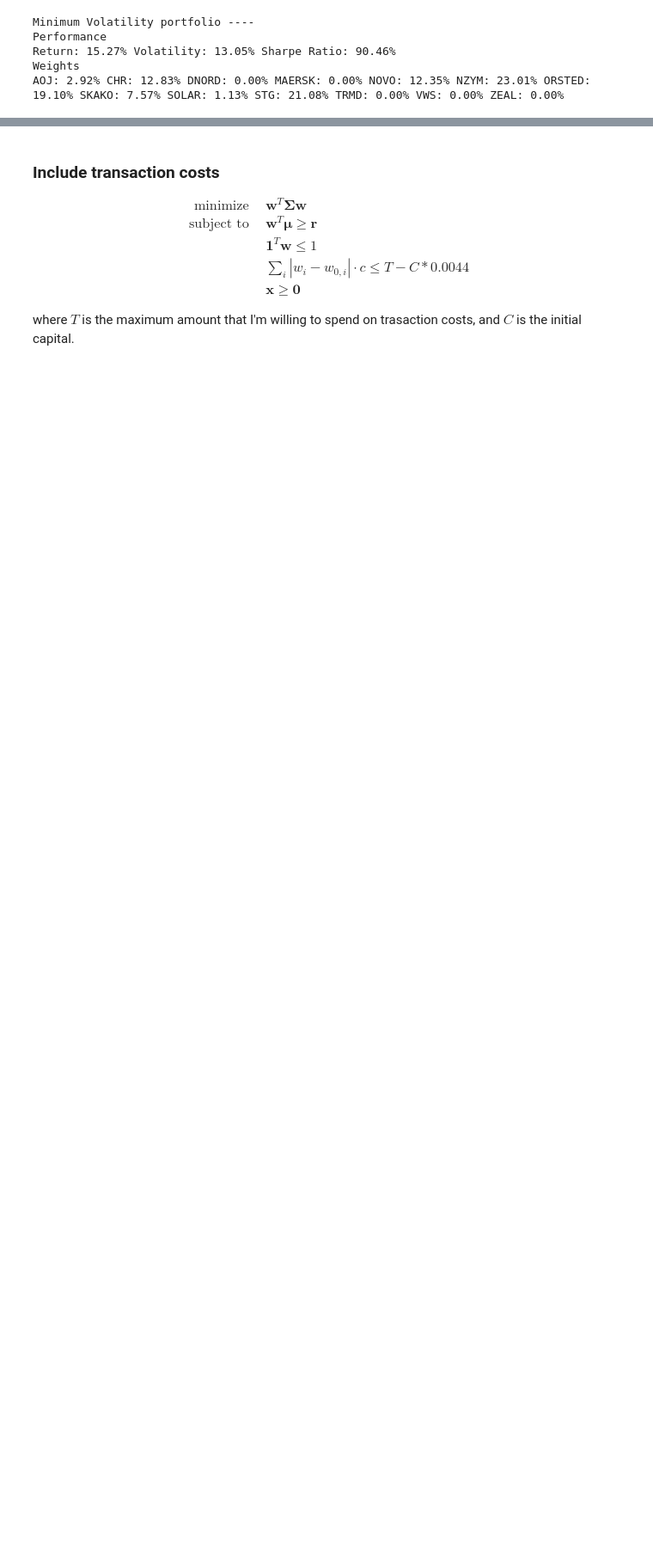
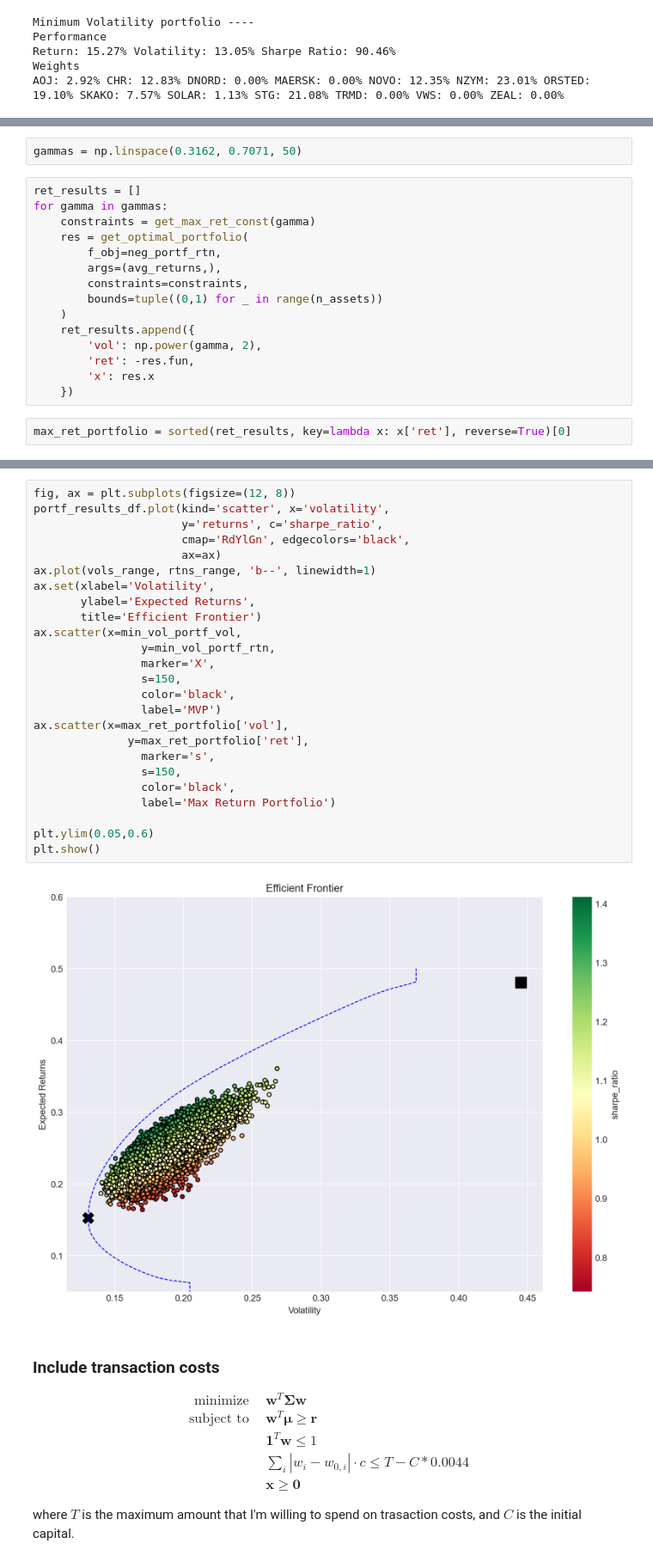
Before and after one commit to paolodelia99/PortfolioOptimization, a Jupyter notebook: Linear and non Linear Opt/min_var_danish.ipynb, the cells around one changed output, grey strips where cells are left out. Shown at 86% size. Cells and saved outputs as stored; diff of their text form; blank space fills up the shorter version.

```diff
--- a/Linear and non Linear Opt/min_var_danish.ipynb
+++ b/Linear and non Linear Opt/min_var_danish.ipynb
@@ -242,0 +292,19 @@ AOJ: 2.92% CHR: 12.83% DNORD: 0.00% MAERSK: 0.00% NOVO: 12.35% NZYM: 23.01% ORST
+# %%
+gammas = np.linspace(0.3162, 0.7071, 50)
+# %%
+ret_results = []
+for gamma in gammas:
+    constraints = get_max_ret_const(gamma)
+    res = get_optimal_portfolio(
+        f_obj=neg_portf_rtn,
+        args=(avg_returns,),
+        constraints=constraints,
+        bounds=tuple((0,1) for _ in range(n_assets))
+    )
+    ret_results.append({
+        'vol': np.power(gamma, 2),
+        'ret': -res.fun,
+        'x': res.x
+    })
+# %%
+max_ret_portfolio = sorted(ret_results, key=lambda x: x['ret'], reverse=True)[0]
@@ -243,3 +329,30 @@ AOJ: 2.92% CHR: 12.83% DNORD: 0.00% MAERSK: 0.00% NOVO: 12.35% NZYM: 23.01% ORST
+# %%
+fig, ax = plt.subplots(figsize=(12, 8))
+portf_results_df.plot(kind='scatter', x='volatility',
+                      y='returns', c='sharpe_ratio',
+                      cmap='RdYlGn', edgecolors='black',
+                      ax=ax)
+ax.plot(vols_range, rtns_range, 'b--', linewidth=1)
+ax.set(xlabel='Volatility',
+       ylabel='Expected Returns',
+       title='Efficient Frontier')
+ax.scatter(x=min_vol_portf_vol,
+                y=min_vol_portf_rtn,
+                marker='X',
+                s=150,
+                color='black',
+                label='MVP')
+ax.scatter(x=max_ret_portfolio['vol'],
+              y=max_ret_portfolio['ret'],
+                marker='s',
+                s=150,
+                color='black',
+                label='Max Return Portfolio')
+
+plt.ylim(0.05,0.6)
+plt.show()
+# %% [output]
+[figure, added]
 # %% [markdown]
 ### Include transaction costs
 
```
Also changed, not shown: parts of 5 cells of this notebook, 1 other file.
